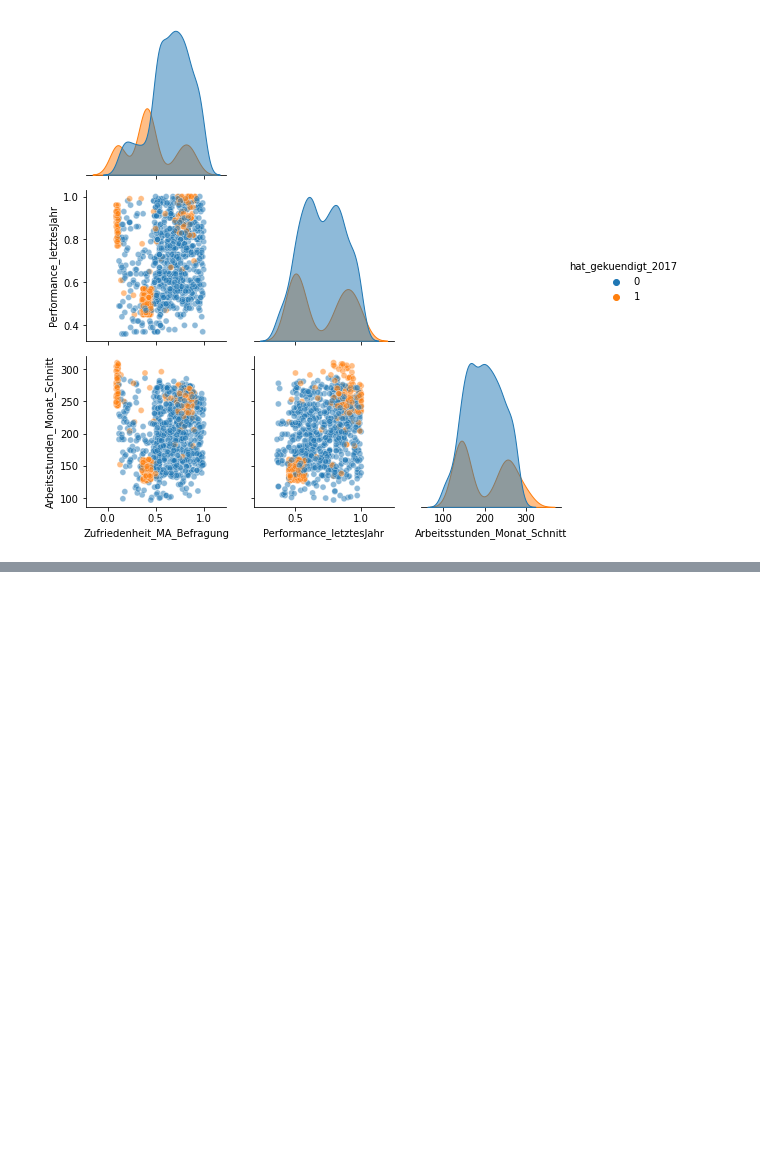
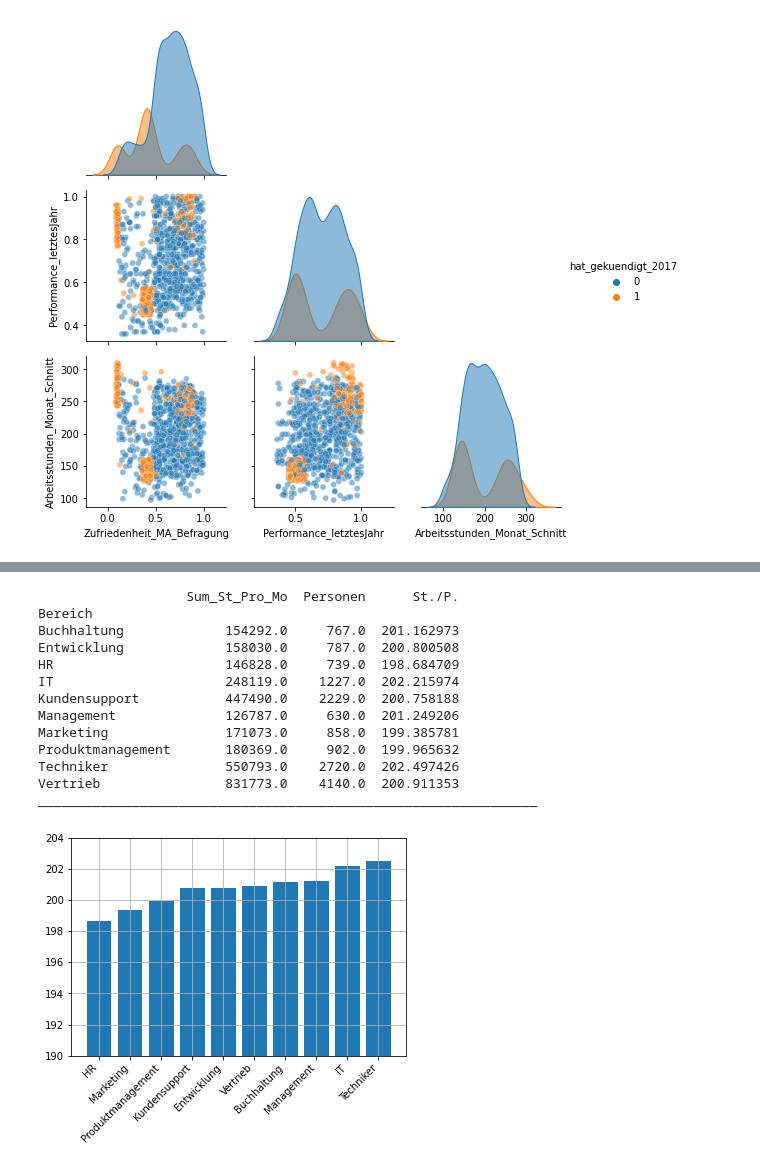
Before and after one commit to aurelienfouque/DBChallenge, a Jupyter notebook: challenge.ipynb, the cells around one changed output, grey strips where cells are left out. Cells and saved outputs as stored; diff of their text form; code cells hidden in the pictures; blank space fills up the shorter version.

Commit message:
calculate employees working hours

```diff
--- a/challenge.ipynb
+++ b/challenge.ipynb
@@ -153,0 +161,33 @@ ________________________________
+# %%
+# numbers of working hours per person
+
+hoursByDomain = ku.groupby([item[-3]]).sum()[item[3]]
+tabHoursPeople = pd.DataFrame([hoursByDomain,
+                                peopleByDomain,
+                                hoursByDomain/peopleByDomain],
+                              index=['Sum_St_Pro_Mo', 'Personen', 'St./P.']).T
+print(tabHoursPeople)
+print('________________________________________________________________\n')
+
+plotHoursPeople = tabHoursPeople.sort_values(by=['St./P.'])['St./P.']
+
+plt.xticks(rotation=45, ha='right')
+plt.ylim(190, 204)
+plt.bar(plotHoursPeople.index, height=plotHoursPeople)
+plt.grid(True)
+plt.savefig('work.pdf')
+# %% [output]
+                   Sum_St_Pro_Mo  Personen      St./P.
+Bereich
+Buchhaltung             154292.0     767.0  201.162973
+Entwicklung             158030.0     787.0  200.800508
+HR                      146828.0     739.0  198.684709
+IT                      248119.0    1227.0  202.215974
+Kundensupport           447490.0    2229.0  200.758188
+Management              126787.0     630.0  201.249206
+Marketing               171073.0     858.0  199.385781
+Produktmanagement       180369.0     902.0  199.965632
+Techniker               550793.0    2720.0  202.497426
+Vertrieb                831773.0    4140.0  200.911353
+________________________________________________________________
+[figure, added]
```
Also changed, not shown: parts of 1 cell of this notebook, 2 other files.
